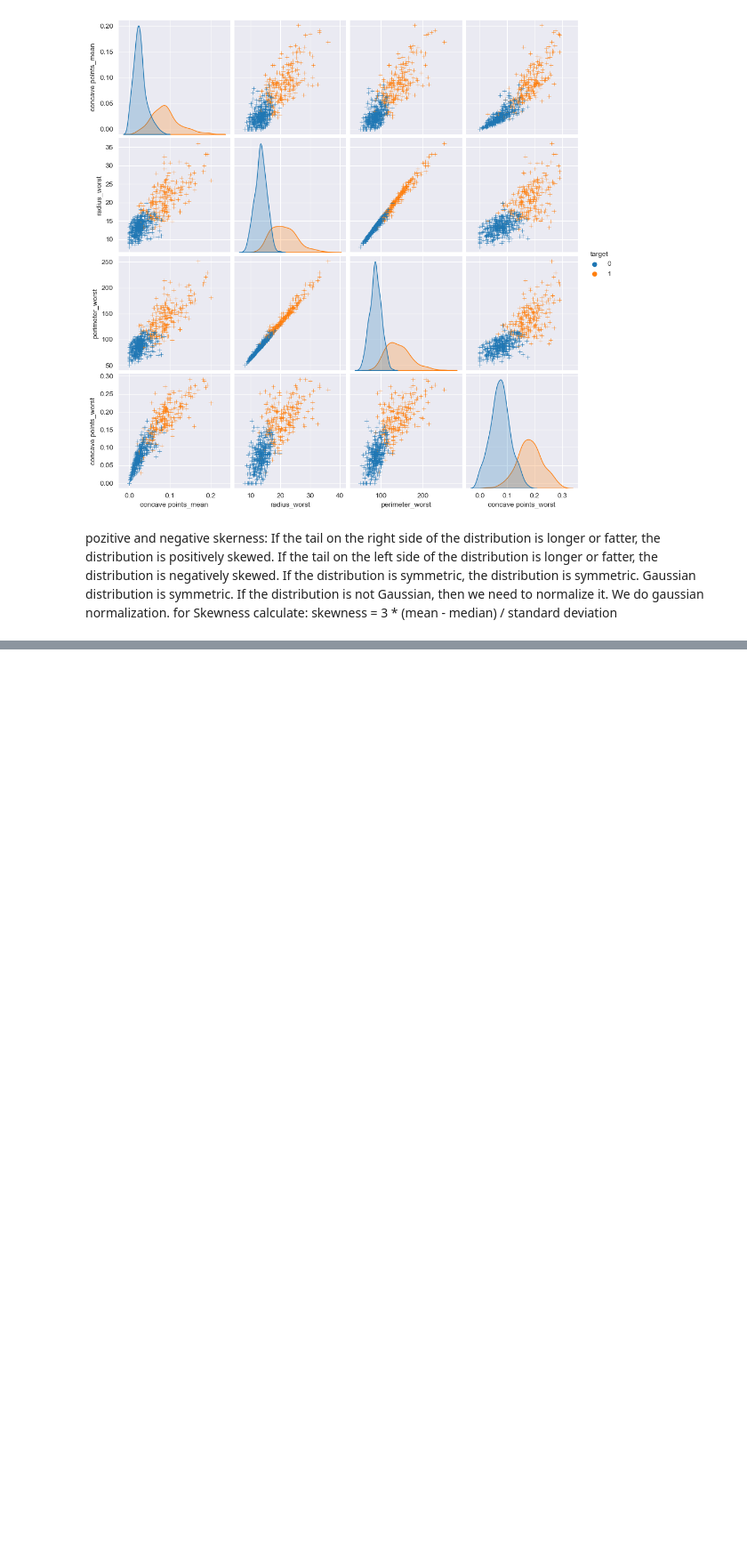
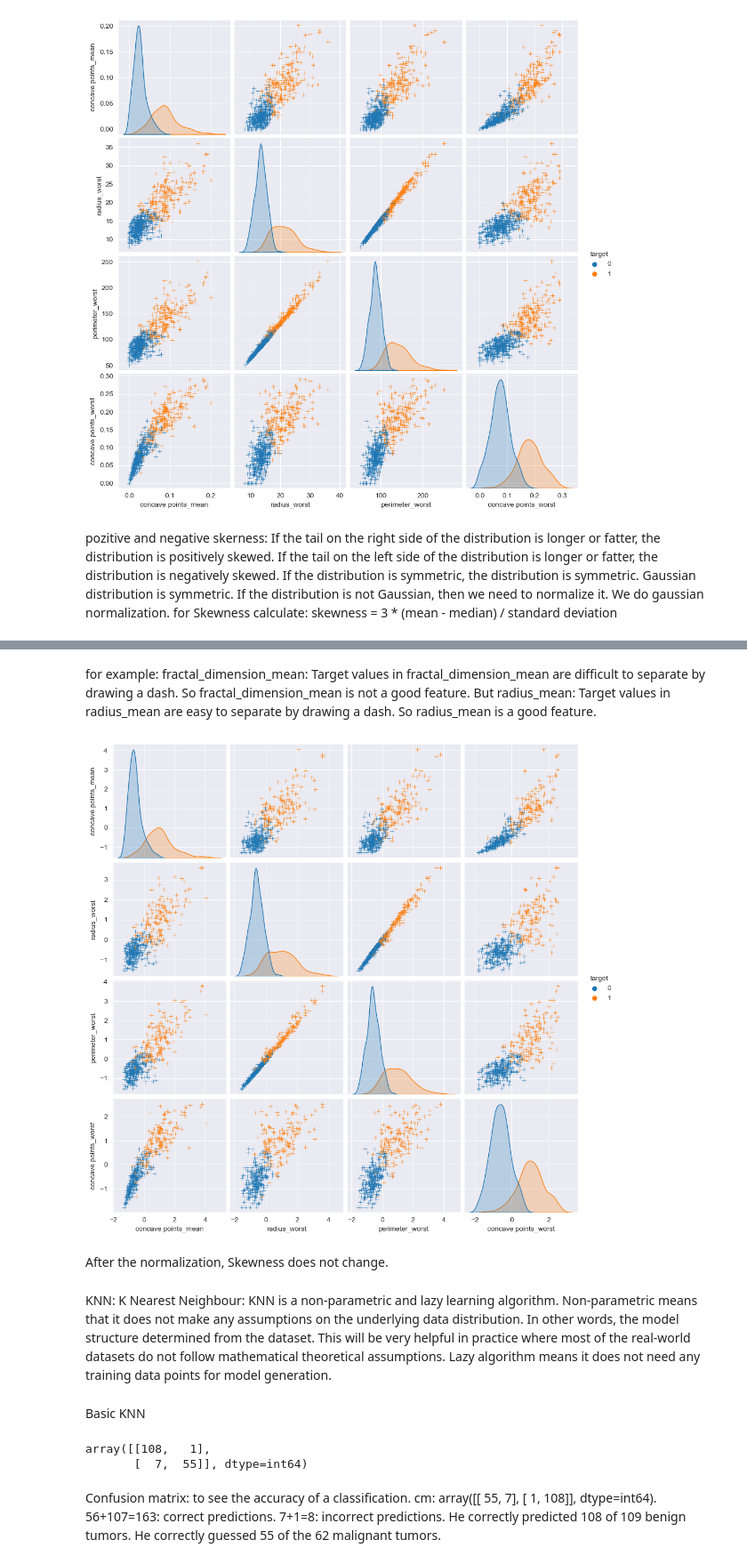
Before and after one commit to yasinsametkaraca/breast-cancer-classification, a Jupyter notebook: advanced-classification/project.ipynb, the cells around one changed output, grey strips where cells are left out. Shown at 89% size. Saved outputs shown, nothing was run; the diff lists cells and outputs as text; code cells hidden in the pictures; blank space fills up the shorter version.

Commit message:
advanced classification

```diff
--- a/advanced-classification/project.ipynb
+++ b/advanced-classification/project.ipynb
@@ -145,0 +295,25 @@ pozitive and negative skerness: If the tail on the right side of the distributio
+# %% [markdown]
+for example: fractal_dimension_mean: Target values in fractal_dimension_mean are difficult to separate by drawing a dash. So fractal_dimension_mean is not a good feature. But radius_mean: Target values in radius_mean are easy to separate by drawing a dash. So radius_mean is a good feature.
+# %%
+sns.pairplot(X_train_df[corr_features], diag_kind="kde", markers="+", hue="target")  # diag_kind="kde": to see the distribution of features. markers="+": to see the points.
+plt.show()
+# %% [output]
+[figure, added]
+# %% [markdown]
+After the normalization, Skewness does not change.
+# %% [markdown]
+KNN: K Nearest Neighbour: KNN is a non-parametric and lazy learning algorithm. Non-parametric means that it does not make any assumptions on the underlying data distribution. In other words, the model structure determined from the dataset. This will be very helpful in practice where most of the real-world datasets do not follow mathematical theoretical assumptions. Lazy algorithm means it does not need any training data points for model generation.
+# %% [markdown]
+Basic KNN
+# %%
+knn = KNeighborsClassifier(n_neighbors=2) # n_neighbors=2: k=2
+knn.fit(X_train, Y_train) # We fit the model.
+y_pred = knn.predict(X_test) # We predict the values of X_test.
+
+cm = confusion_matrix(Y_test, y_pred) # We create a confusion matrix. Confusion matrix: to see the accuracy of a classification. cm: array([[ 56,   7], [  1, 107]], dtype=int64). 56+107=163: correct predictions. 7+1=8: incorrect predictions.
+cm
+# %% [output]
+array([[108,   1],
+       [  7,  55]], dtype=int64)
+# %% [markdown]
+Confusion matrix: to see the accuracy of a classification. cm: array([[ 55,   7], [  1, 108]], dtype=int64). 56+107=163: correct predictions. 7+1=8: incorrect predictions. He correctly predicted 108 of 109 benign tumors. He correctly guessed 55 of the 62 malignant tumors.
```
Also changed, not shown: parts of 42 cells of this notebook, 1 other file.
